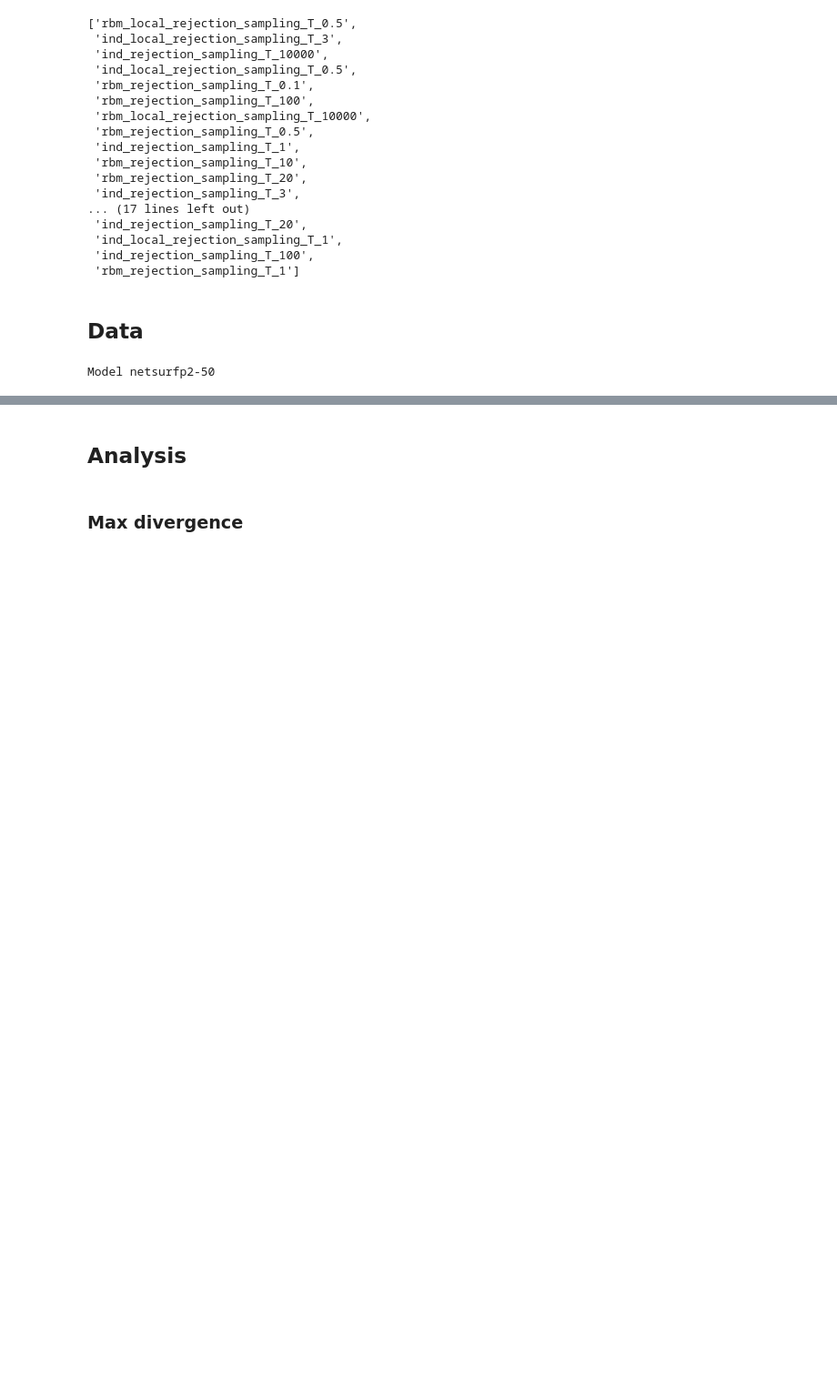
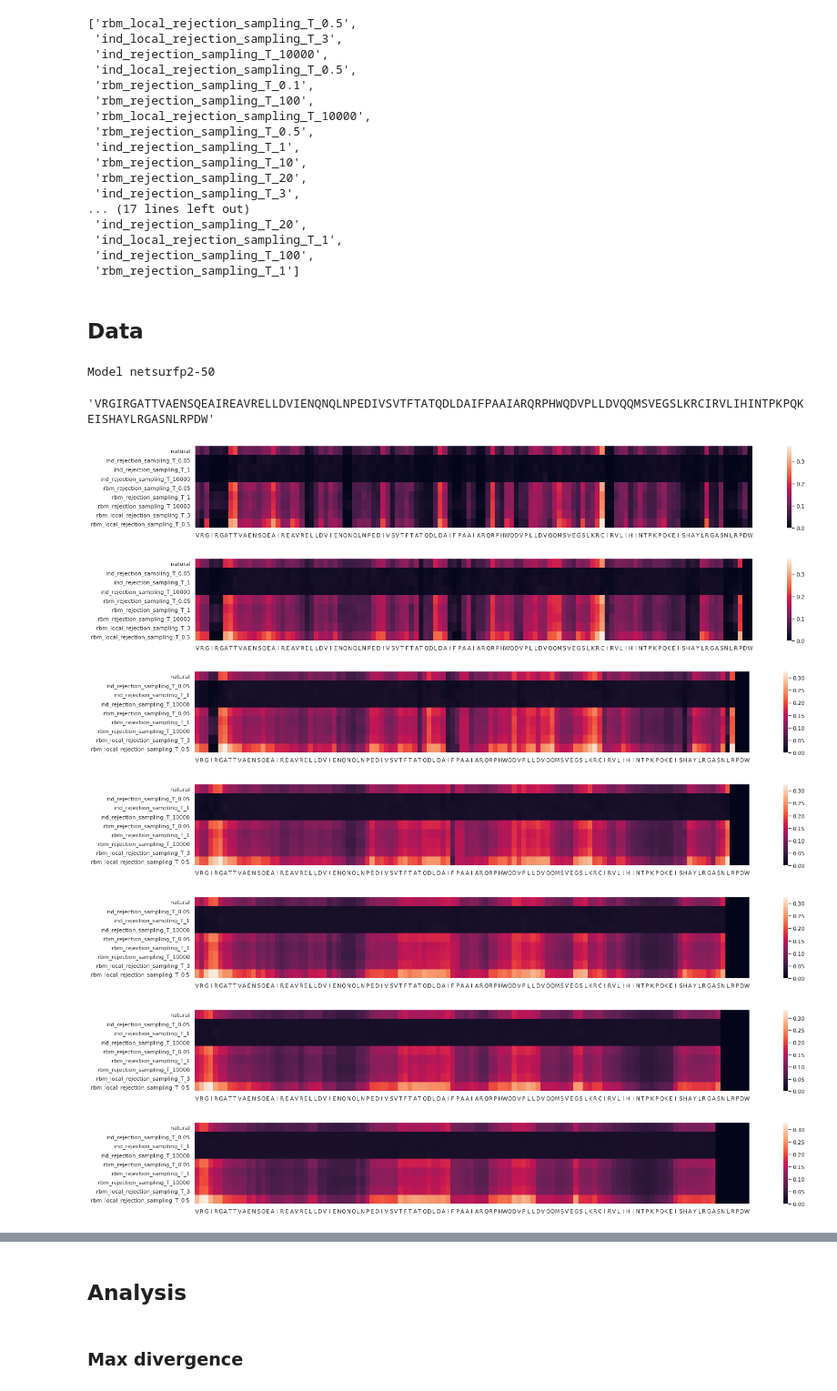
Before and after one commit to CyrilMa/ssqa, a Jupyter notebook: notebooks/cm.ipynb, the cells around one changed output, grey strips where cells are left out. Shown at 91% size. Drawn from its saved outputs; the diff is of its cells as text; code cells hidden in the pictures; blank space fills up the shorter version.

```diff
--- a/notebooks/cm.ipynb
+++ b/notebooks/cm.ipynb
@@ -132,23 +131,21 @@ for filename in all_files:
         ls.append(m.ls)
         M.append(m.M)
         del m
-    t_.append(torch.cat(t,0))
     ls_.append(torch.cat(ls,0))
     M_.append(torch.cat(M,0))
     L_.append(torch.cat(L,0))
-        torch.cuda.empty_cache()
-        m = Matching(x[batch_size*i:batch_size*(i+1)])
-        matcher(m)
-        t.append(m.t)
-        L.append(m.L)
-        ls.append(m.ls)
-        M.append(m.M)
-        del m
     t_.append(torch.cat(t,0))
-    ls_.append(torch.cat(ls,0))
-    M_.append(torch.cat(M,0))
-    L_.append(torch.cat(L,0))
+    break
 t_ = torch.cat([t.view(1, *t.size()) for t in t_],0)
 ls_ = torch.cat([t.view(1, *t.size()) for t in ls_],0)
 M_ = torch.cat([t.view(1, *t.size()) for t in M_],0)
 L_ = torch.cat([t.view(1, *t.size()) for t in L_],0)
+# %%
+SEQ = """VRGIRGATTVAE..NSQEA..IREAVRELLDVIENQN.Q..LNP..EDIVSVTFTATQDLDAIFPAAIARQR...PH....W.QDVPLLDVQQMSV....E....G....S..L....KR....CIRVLIHIN.....T.P.K.P......Q.....KEIS..HAYLRGASNLRPDW"""
+SEQ = np.array(list(SEQ))
+IDX = np.where(SEQ != ".")[0]
+AL_SEQ = "".join([x for x in SEQ if x != "."])
+# %%
+AL_SEQ
+# %% [output]
+'VRGIRGATTVAENSQEAIREAVRELLDVIENQNQLNPEDIVSVTFTATQDLDAIFPAAIARQRPHWQDVPLLDVQQMSVEGSLKRCIRVLIHINTPKPQKEISHAYLRGASNLRPDW'
@@ -154,0 +240,31 @@ L_ = torch.cat([t.view(1, *t.size()) for t in L_],0)
+# %%
+all_ = []
+max_deg = 8
+for f in all_files:
+    X = torch.load(f"{DATA}/{DATASET}/gen_data/{f}.pt")[:,:,IDX]
+    all_.append(sliding_correlation(X, max_deg))
+
+for i in range(len(all_files)):
+    if type(all_[i][0]) == tuple:
+        qs, inds, vals = all_[i][0]
+        all_[i][0] = torch.sparse.FloatTensor(torch.cat([qs, inds],1).T, vals, ([21,L]))
+# %%
+N = 2000
+all_corrs = []
+for i in range(1,len(all_[0])):
+    corr = torch.zeros(len(all_), L)
+    for j, a in enumerate(all_):
+        corr[j] = sum_on(a[i]).pow(0.5)
+    plt.figure(figsize = (25,3))
+    ax = sns.heatmap(corr, yticklabels = all_files, xticklabels = AL_SEQ)
+    ax.set_xticklabels(ax.get_xticklabels(), rotation=0)
+    all_corrs.append(corr)
+    plt.show()
+# %% [output]
+[figure, added]
+[figure, added]
+[figure, added]
+[figure, added]
+[figure, added]
+[figure, added]
+[figure, added]
```
Also changed, not shown: parts of 4 cells of this notebook, 47 other files.
